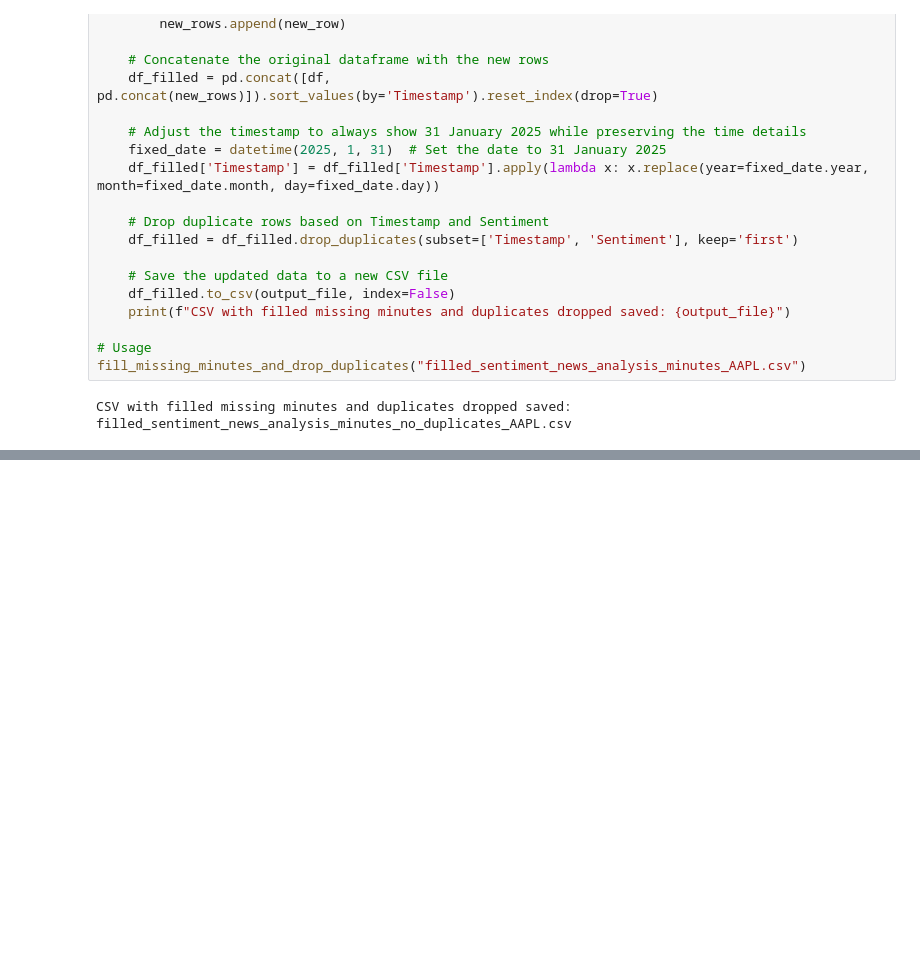
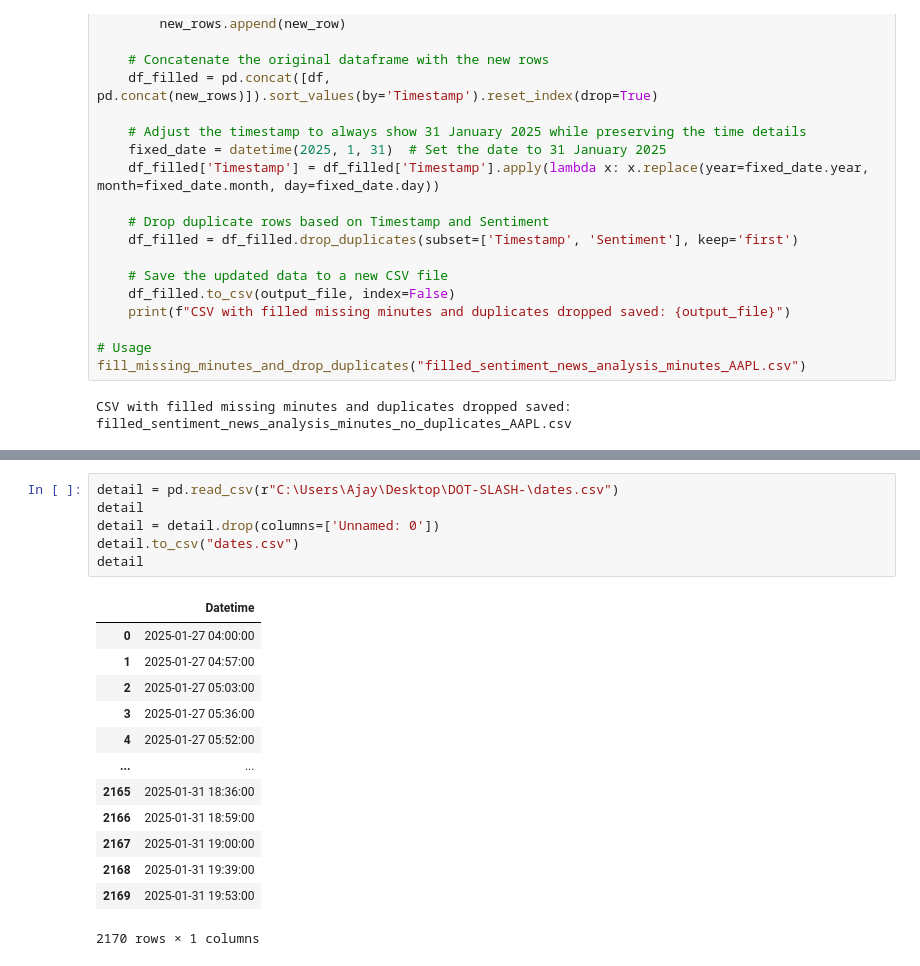
Before and after one commit to KULTHEOM/DOT-SLASH-, a Jupyter notebook: Model_tanmay.ipynb, the cells around one changed output, grey strips where cells are left out. Cells and saved outputs as stored; diff of their text form; blank space fills up the shorter version.

```diff
--- a/Model_tanmay.ipynb
+++ b/Model_tanmay.ipynb
@@ -1357,0 +1586,20 @@ CSV with filled missing minutes and duplicates dropped saved: filled_sentiment_n
+# %%
+detail = pd.read_csv(r"C:\Users\Ajay\Desktop\DOT-SLASH-\dates.csv")
+detail
+detail = detail.drop(columns=['Unnamed: 0'])
+detail.to_csv("dates.csv")
+detail
+# %% [output]
+|  | Datetime |
+| 0 | 2025-01-27 04:00:00 |
+| 1 | 2025-01-27 04:57:00 |
+| 2 | 2025-01-27 05:03:00 |
+| 3 | 2025-01-27 05:36:00 |
+| 4 | 2025-01-27 05:52:00 |
+| ... | ... |
+| 2165 | 2025-01-31 18:36:00 |
+| 2166 | 2025-01-31 18:59:00 |
+| 2167 | 2025-01-31 19:00:00 |
+| 2168 | 2025-01-31 19:39:00 |
+| 2169 | 2025-01-31 19:53:00 |
+2170 rows × 1 columns
```
Also changed, not shown: parts of 6 cells of this notebook, 6 other files.
